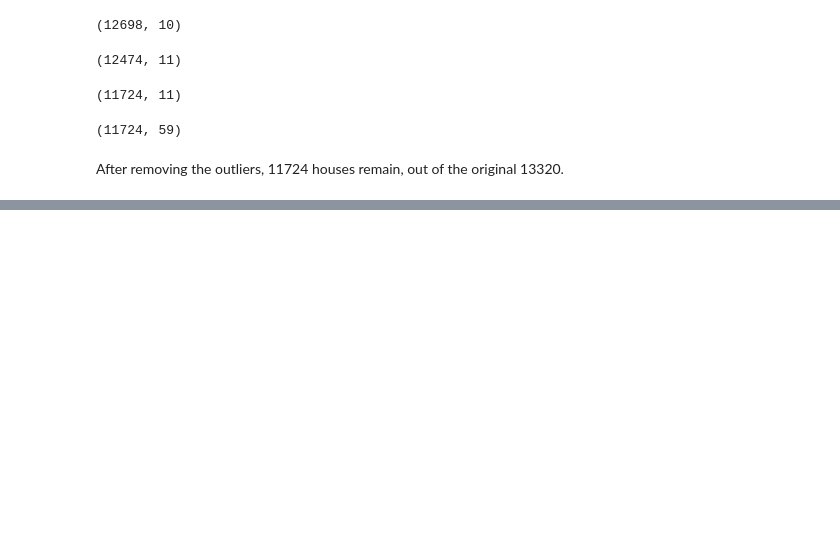
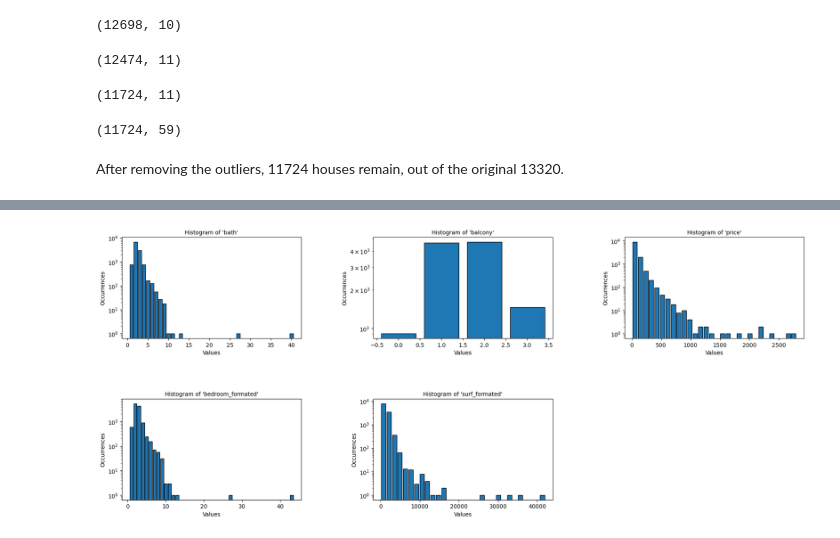
Before and after one commit to Clement1103/data_science_projects, a Jupyter notebook: house_price_prediction.ipynb, the cells around one changed output, grey strips where cells are left out. Saved outputs shown, nothing was run; the diff lists cells and outputs as text; code cells hidden in the pictures; blank space fills up the shorter version.

Commit message:
Modification du tracé d'histogrammes

```diff
--- a/house_price_prediction.ipynb
+++ b/house_price_prediction.ipynb
@@ -281,20 +283,2 @@ After removing the outliers, 11724 houses remain, out of the original 13320.
 # %%
 list_columns_to_visualise = ['bath', 'balcony', 'price', 'bedroom_formated', 'surf_formated']
-# %%
-k = 0
-plt.figure(figsize=(18, 12))  # Augmente la taille de la figure pour plus d'espace
-for col_name in list_columns_to_visualise:
-    k += 1
-    plt.subplot(3, 3, k)
-    plt.hist(df7[col_name], rwidth=0.01, bins=df7[col_name].unique().shape[0], edgecolor='black')
-    plt.xlabel('Values')
-    plt.ylabel('Occurrences')
-    plt.yscale('log')
-
-    plt.title(f"Histogram of '{col_name}'", fontsize=10)
-
-# Ajuster automatiquement les espacements
-plt.tight_layout()
-plt.subplots_adjust(top=0.9, hspace=0.6, wspace=0.4)  # wspace augmente l'espace horizontal
-
-plt.show()
@@ -302,0 +305,28 @@ plt.show()
+# %%
+discrete_columns = ['bath', 'balcony', 'bedroom_formated']
+continuous_columns = ['price', 'surf_formated']
+
+k = 0
+plt.figure(figsize=(18, 12))
+
+for col_name in list_columns_to_visualise:
+    k += 1
+    plt.subplot(3, 3, k)
+    if col_name in discrete_columns:
+        min_value = df7[col_name].min()
+        max_value = df7[col_name].max()
+        bins = np.arange(min_value - 0.5, max_value + 1.5, 1)
+    else:
+        bins = 30  # Arbitrarily chosen
+
+    plt.hist(df7[col_name], rwidth=0.8, bins=bins, edgecolor='black')
+    plt.xlabel('Values')
+    plt.ylabel('Occurrences')
+    plt.yscale('log')
+    plt.title(f"Histogram of '{col_name}'", fontsize=10)
+
+plt.tight_layout()
+plt.subplots_adjust(top=0.9, hspace=0.6, wspace=0.4)
+plt.show()
+# %% [output]
+[figure, added]
```
Also changed, not shown: parts of 3 cells of this notebook.
